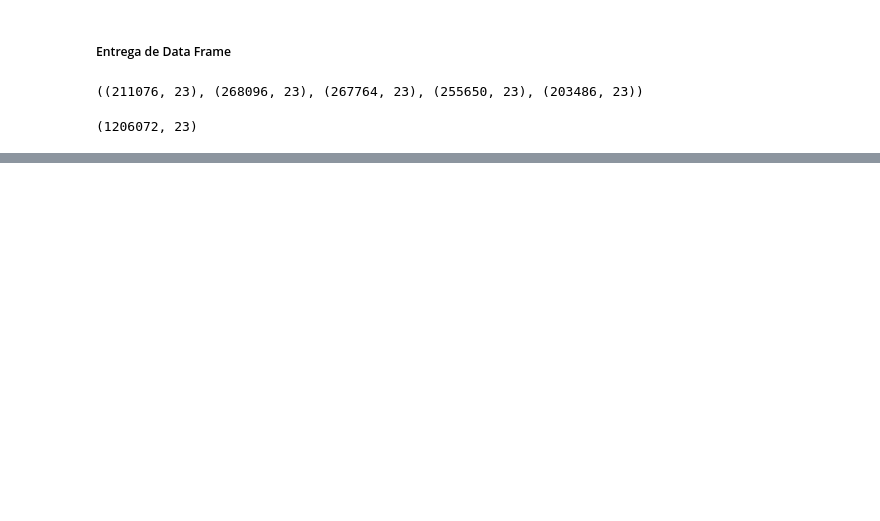
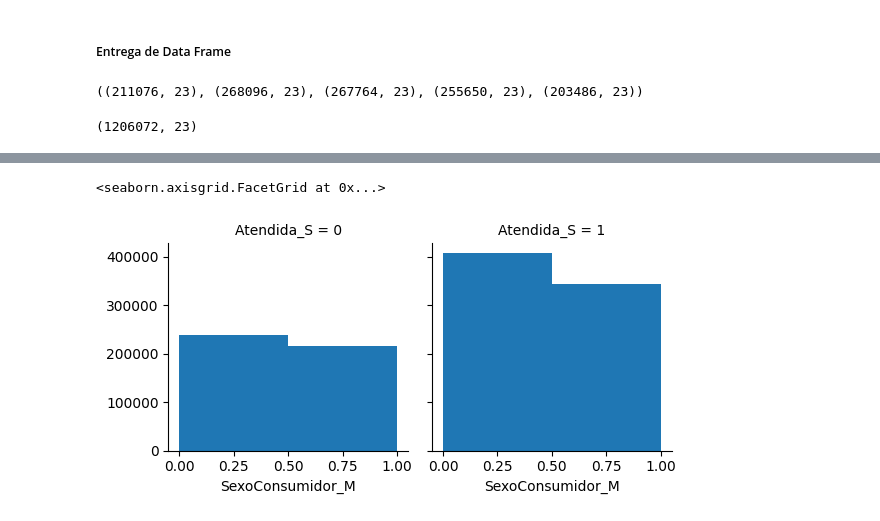
Before and after one commit to jeanthecreator/Analise-de-Dados2, a Jupyter notebook: Entrega.ipynb, the cells around one changed output, grey strips where cells are left out. Saved outputs shown, nothing was run; the diff lists cells and outputs as text; code cells hidden in the pictures; blank space fills up the shorter version.

```diff
--- a/Entrega.ipynb
+++ b/Entrega.ipynb
@@ -24,0 +99,6 @@ df_Main.to_csv('/home/jean/Documents/Analise-de-Dados/Analise-de-Dados/df/reclam
+# %%
+aten = sns.FacetGrid(df_analise1, col='Atendida_S')
+aten.map(plt.hist, 'SexoConsumidor_M', bins=2)
+# %% [output]
+<seaborn.axisgrid.FacetGrid at 0x...>
+[figure, added]
```
Also changed, not shown: parts of 24 cells of this notebook, 3 other files.
